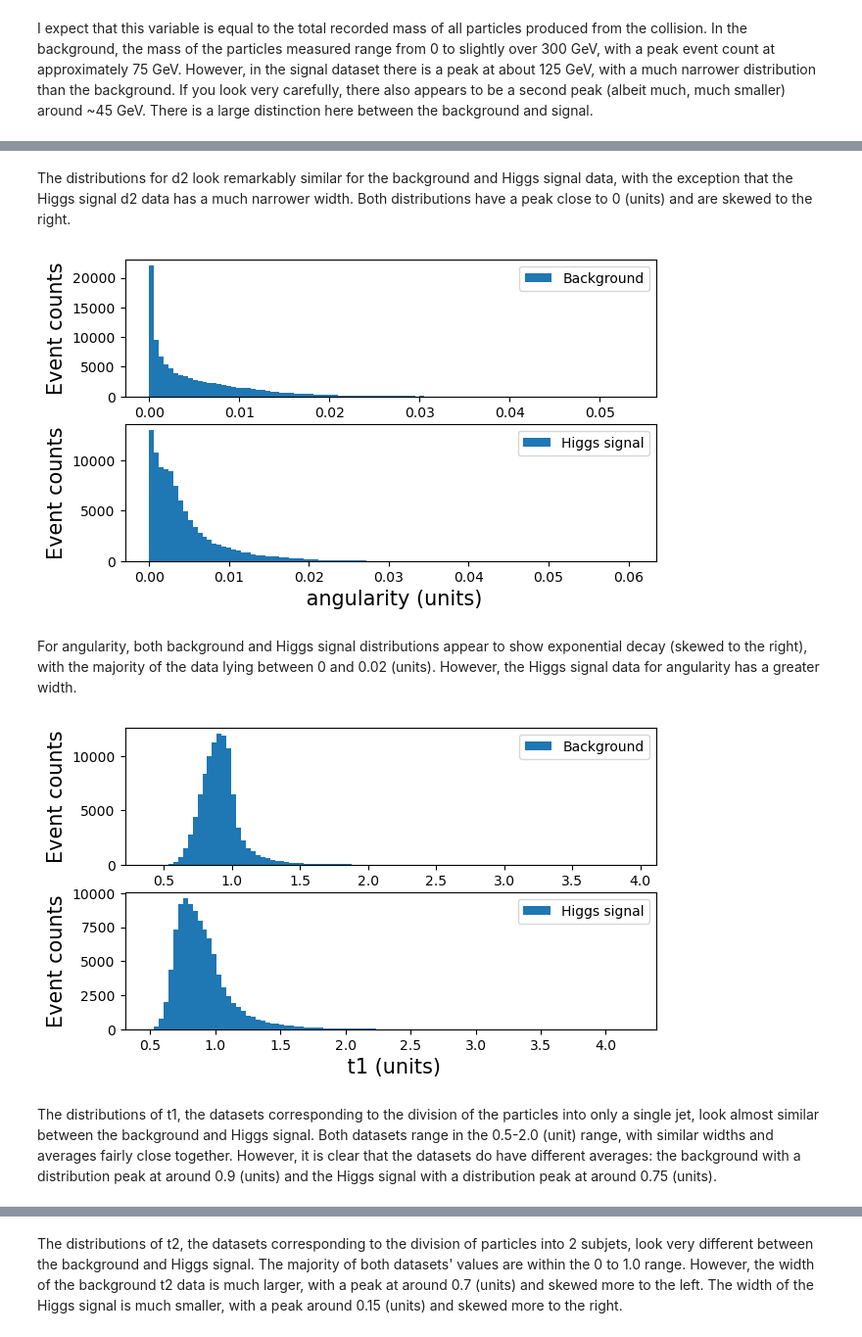
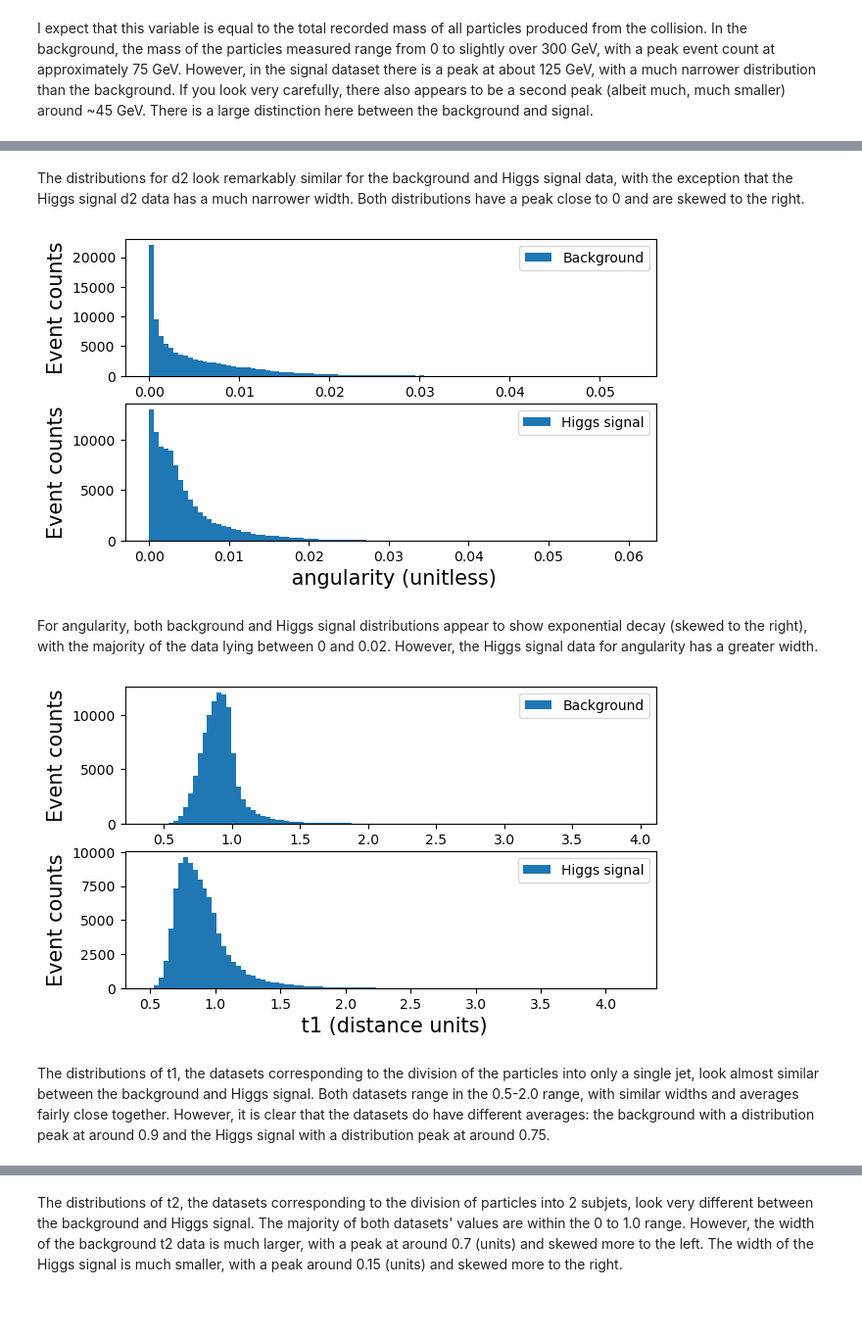
Before and after one commit to jenniv27/phys434, a Jupyter notebook: Labs/Lab5.ipynb, the cells around one changed output, grey strips where cells are left out. Shown at 98% size. Cells and saved outputs as stored; diff of their text form; code cells hidden in the pictures; blank space fills up the shorter version.

```diff
--- a/Labs/Lab5.ipynb
+++ b/Labs/Lab5.ipynb
@@ -195,15 +192,15 @@ plot_qcd_higgs('d2', 'units')
 # %% [markdown]
-The distributions for d2 look remarkably similar for the background and Higgs signal data, with the exception that the Higgs signal d2 data has a much narrower width. Both distributions have a peak close to 0 (units) and are skewed to the right.
+The distributions for d2 look remarkably similar for the background and Higgs signal data, with the exception that the Higgs signal d2 data has a much narrower width. Both distributions have a peak close to 0 and are skewed to the right.
 # %%
-plot_qcd_higgs('angularity', 'units')
+plot_qcd_higgs('angularity', 'unitless')
 # %% [output]
-[figure, old version]
+[figure, new version]
 # %% [markdown]
-For angularity, both background and Higgs signal distributions appear to show exponential decay (skewed to the right), with the majority of the data lying between 0 and 0.02 (units). However, the Higgs signal data for angularity has a greater width.
+For angularity, both background and Higgs signal distributions appear to show exponential decay (skewed to the right), with the majority of the data lying between 0 and 0.02. However, the Higgs signal data for angularity has a greater width.
 # %%
-plot_qcd_higgs('t1', 'units')
+plot_qcd_higgs('t1', 'distance units')
 # %% [output]
-[figure, old version]
+[figure, new version]
 # %% [markdown]
-The distributions of t1, the datasets corresponding to the division of the particles into only a single jet, look almost similar between the background and Higgs signal. Both datasets range in the 0.5-2.0 (unit) range, with similar widths and averages fairly close together. However, it is clear that the datasets do have different averages: the background with a distribution peak at around 0.9 (units) and the Higgs signal with a distribution peak at around 0.75 (units).
+The distributions of t1, the datasets corresponding to the division of the particles into only a single jet, look almost similar between the background and Higgs signal. Both datasets range in the 0.5-2.0 range, with similar widths and averages fairly close together. However, it is clear that the datasets do have different averages: the background with a distribution peak at around 0.9 and the Higgs signal with a distribution peak at around 0.75.
 # %%
```
Also changed, not shown: parts of 24 cells of this notebook.
